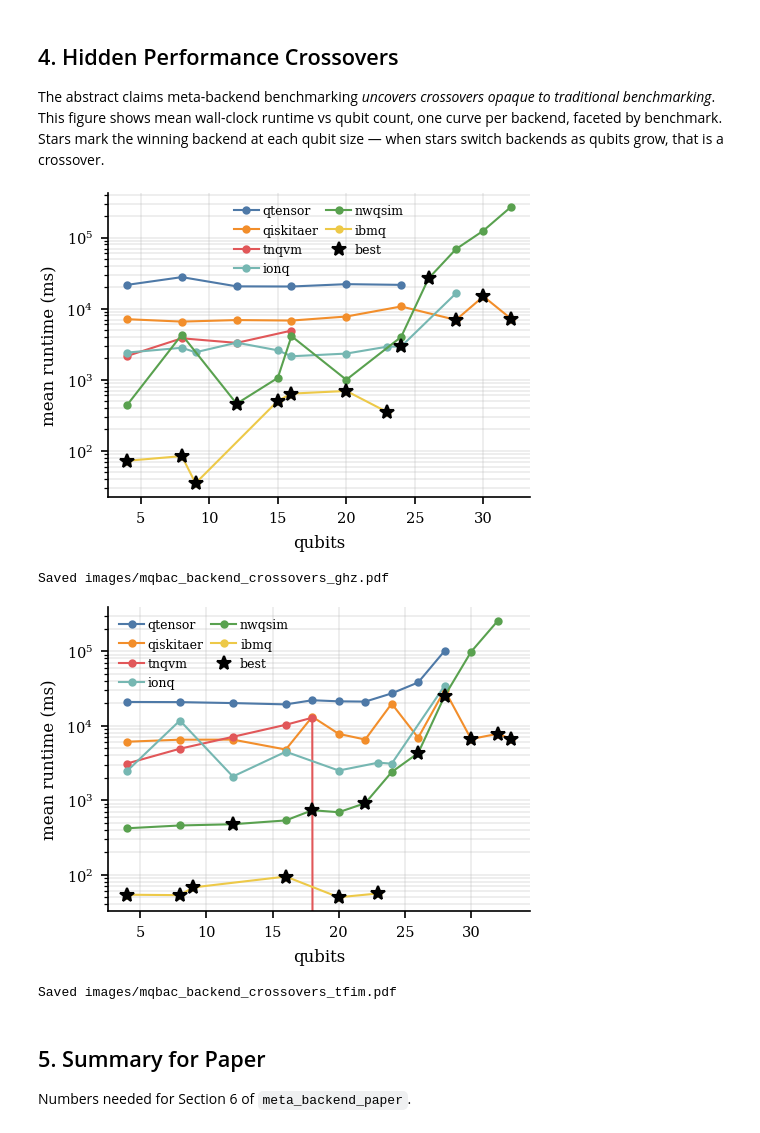
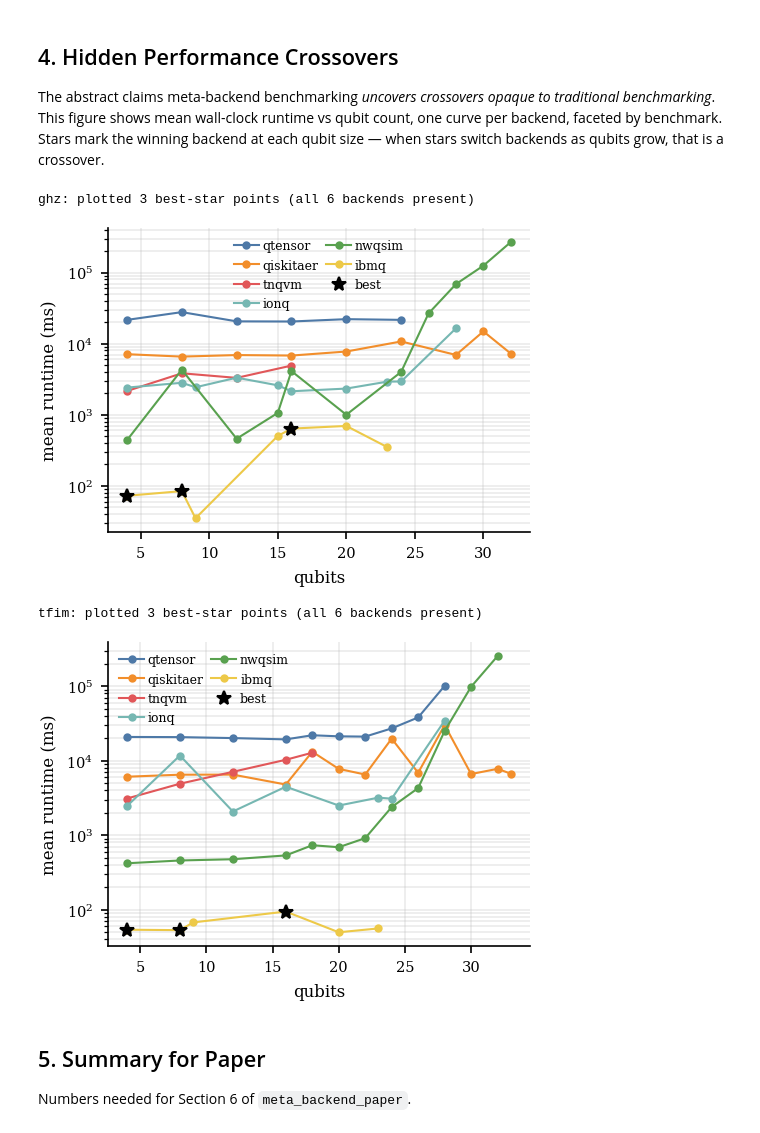
Before and after one commit to srikarchundury/MQBac, a Jupyter notebook: 2_model.ipynb, the cells around one changed output. Saved outputs shown, nothing was run; the diff lists cells and outputs as text; code cells hidden in the pictures.

```diff
--- a/2_model.ipynb
+++ b/2_model.ipynb
@@ -368,7 +469,14 @@ y_reg = reg_mean_df["mean_ms"].values
 drop_cols = ["mean_ms", "std_ms", "n_qubits", "benchmark"]
 X_reg = reg_mean_df.drop(columns=[c for c in drop_cols if c in reg_mean_df.columns])
 
-# ── Pearson r > 0.95 correlation pruning on numeric features (per paper) ──
+# Remove infrastructure/provenance metadata that should not dominate feature ranks.
+infra_tokens = ["slurm", "timestamp", "filename", "job_id", "session", "account", "frontend_cluster"]
+infra_cols_reg = [c for c in X_reg.columns if any(tok in c.lower() for tok in infra_tokens)]
+if infra_cols_reg:
+    print(f"Dropping infra/provenance regression columns: {sorted(infra_cols_reg)}")
+    X_reg = X_reg.drop(columns=infra_cols_reg)
+
+# Pearson r > 0.95 correlation pruning on numeric features (per paper).
 num_cols_all = X_reg.select_dtypes(exclude=["object"]).columns.tolist()
 if len(num_cols_all) > 1:
     corr = X_reg[num_cols_all].corr().abs()
@@ -382,8 +490,8 @@ cat_cols_r = X_reg.select_dtypes(include=["object"]).columns.tolist()
 num_cols_r = X_reg.select_dtypes(exclude=["object"]).columns.tolist()
 
 pre_r = ColumnTransformer([
-    ("cat", OneHotEncoder(handle_unknown="ignore", sparse_output=False), cat_cols_r),
-    ("num", SimpleImputer(strategy="median"), num_cols_r),
+    ("categorical", OneHotEncoder(handle_unknown="ignore", sparse_output=False), cat_cols_r),
+    ("numeric", SimpleImputer(strategy="median"), num_cols_r),
 ])
 
 reg_pipe = Pipeline([
@@ -507,12 +692,12 @@ plt.show()
 # === Feature Importance Top-10 Table ===
 top_10_clf = pd.DataFrame({
     "Rank": range(1, 11),
-    "Classifier": [feat_names_clf[i] for i in idx_clf[:10]],
+    "Classifier": [pretty_feature_name(feat_names_clf[i]) for i in idx_clf[:10]],
     "Importance": imp_clf[idx_clf[:10]].round(4)
 })
 top_10_reg = pd.DataFrame({
     "Rank": range(1, 11),
-    "Regressor": [feat_names_reg[i] for i in idx_reg[:10]],
+    "Regressor": [pretty_feature_name(feat_names_reg[i]) for i in idx_reg[:10]],
     "Importance": imp_reg[idx_reg[:10]].round(4)
 })
 # Side-by-side table
@@ -553,10 +738,13 @@ backends as qubits grow, that is a crossover.
 _t = "runtime_ms" if "runtime_ms" in est_df.columns else "mean_ms"
 _xover = (
     est_df.dropna(subset=[_t, "benchmark", "size", "backend"])
-          .groupby(["benchmark", "size", "backend"], dropna=False)[_t]
-          .mean()
-          .reset_index()
+.         groupby(["benchmark", "size", "backend"], dropna=False)[_t]
+.         mean()
+.         reset_index()
 )
+
+# Keep only finite positive runtimes for log-scale plotting + star marking.
+_xover = _xover[np.isfinite(_xover[_t]) & (_xover[_t] > 0)].copy()
 
 _bench_map = {b.lower(): b for b in _xover["benchmark"].dropna().unique()}
 _benches = [_bench_map[k] for k in ["ghz", "tfim"] if k in _bench_map]
@@ -565,44 +753,54 @@ _benches = [_bench_map[k] for k in ["ghz", "tfim"] if k in _bench_map]
 legend_order = ["qtensor", "qiskitaer", "tnqvm", "ionq", "nwqsim", "ibmq"]
 backend_color = {b: C[i % len(C)] for i, b in enumerate(legend_order)}
 
 for bench in _benches:
-    sub = _xover[_xover["benchmark"] == bench]
+    sub = _xover[_xover["benchmark"] == bench].copy()
     if sub["backend"].nunique() < 2:
         print(f"[skip] {bench}: only one backend; no crossover possible.")
         continue
 
     fig, ax = plt.subplots(figsize=(COL1_W, COL1_W * 0.75))
 
+    # Comparable backends for this benchmark are those with any data and in legend order.
+    comparable_backends = [b for b in legend_order if b in set(sub["backend"].unique())]
+
     # Plot in legend order
-    for be in legend_order:
+    for be in comparable_backends:
         g = sub[sub["backend"] == be]
         if len(g) > 0:
             g = g.sort_values("size")
             ax.plot(g["size"], g[_t], "-o",
                     color=backend_color[be], markersize=3,
                     linewidth=1.0, label=be)
 
-    # Mark winners (oracle best)
-    winners = sub.loc[sub.groupby("size")[_t].idxmin()]
-    ax.plot(winners["size"], winners[_t], "*",
-            color="black", markersize=7, zorder=5, label="best")
+    # Mark winners only where ALL comparable backend points are present at that size.
+    _bcounts = sub.groupby("size")["backend"].nunique()
+    _required = len(comparable_backends)
+    _eligible_sizes = _bcounts[_bcounts == _required].index
+    _sub_el = sub[sub["size"].isin(_eligible_sizes)]
+    if not _sub_el.empty:
+        winners = _sub_el.loc[_sub_el.groupby("size")[_t].idxmin()].sort_values("size")
+        ax.plot(winners["size"], winners[_t], "*",
+                color="black", markersize=7, zorder=6, label="best")
+        print(f"{bench}: plotted {len(winners)} best-star points (all {_required} backends present)")
+    else:
+        print(f"{bench}: no sizes with all {_required} comparable backends; no stars plotted")
 
     ax.set_yscale("log")
     ax.set_xlabel("qubits")
     ax.set_ylabel("mean runtime (ms)")
     ax.grid(True, which="both", alpha=0.25)
     ax.legend(frameon=False, fontsize=6, ncol=2,
               handletextpad=0.3, columnspacing=0.6, loc="best")
     plt.tight_layout()
     out = IMG / f"mqbac_backend_crossovers_{bench.lower()}.pdf"
     fig.savefig(out)
     plt.show()
-    print(f"Saved {out}")
 # %% [output]
+ghz: plotted 3 best-star points (all 6 backends present)
-[figure, old version]
+[figure, new version]
-Saved images/mqbac_backend_crossovers_ghz.pdf
+tfim: plotted 3 best-star points (all 6 backends present)
-[figure, old version]
+[figure, new version]
-Saved images/mqbac_backend_crossovers_tfim.pdf
 # %% [markdown]
 ## 5. Summary for Paper
 
```
Also changed, not shown: parts of 15 cells of this notebook, 19 other files.
